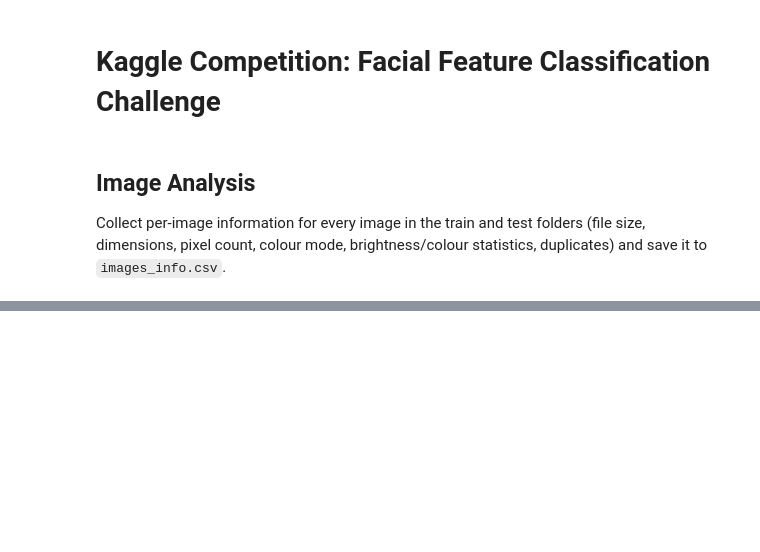
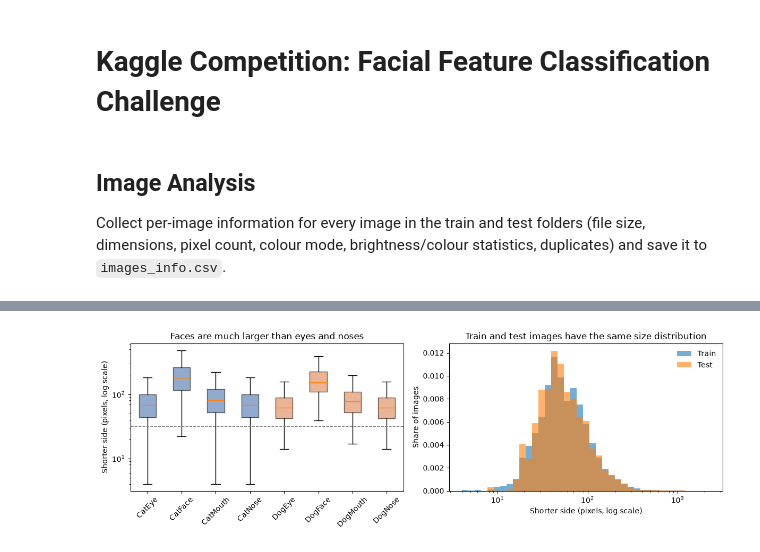
Before and after one commit to josh-sutcliffe-uni/Kaggle-Comp, a Jupyter notebook: kaggle_comp.ipynb, the cells around one changed output, grey strips where cells are left out. Drawn from its saved outputs; the diff is of its cells as text; code cells hidden in the pictures; blank space fills up the shorter version.

```diff
--- a/kaggle_comp.ipynb
+++ b/kaggle_comp.ipynb
@@ -105,0 +423,20 @@ df_images_info.describe()
+# %%
+print(f"{'Class':<10} {'Median W':>9} {'Median H':>9} {'Smallest':>9} {'Largest':>8} {'Small':>6} {'Small %':>8}")
+for class_name in CLASSES:
+    df_class = df_train_info[df_train_info["class"] == class_name]
+    median_width = df_class["width"].median()
+    median_height = df_class["height"].median()
+    smallest_side = df_class["short_side"].min()
+    largest_side = df_class["short_side"].max()
+    n_small = (df_class["short_side"] < SMALL_IMAGE_SIZE).sum()
+    percent_small = n_small / len(df_class) * 100
+    print(f"{class_name:<10} {median_width:>9.0f} {median_height:>9.0f} {smallest_side:>9} {largest_side:>8} {n_small:>6} {percent_small:>7.1f}%")
+print(f"(Smallest/Largest = shorter side in pixels. Small = shorter side under {SMALL_IMAGE_SIZE} px.)")
+print()
+
+n_sizes = len(df_info.groupby(["width", "height"]))
+n_square = (df_train_info["width"] == df_train_info["height"]).sum()
+n_small = (df_train_info["short_side"] < SMALL_IMAGE_SIZE).sum()
+print("Different (width, height) sizes:", n_sizes)
+print(f"Square training images: {n_square} ({n_square / total_train * 100:.1f}%)")
+print(f"Small training images:  {n_small} ({n_small / total_train * 100:.1f}%)")
@@ -105,0 +458,39 @@ df_images_info.describe()
+# %%
+fig, (ax_left, ax_right) = plt.subplots(1, 2, figsize=(12, 4))
+
+# Left: box plot of the shorter side for each class
+box_data = []
+for class_name in CLASSES:
+    df_class = df_train_info[df_train_info["class"] == class_name]
+    box_data.append(df_class["short_side"])
+
+boxes = ax_left.boxplot(box_data, showfliers=False, patch_artist=True)
+for i in range(len(CLASSES)):
+    if CLASSES[i].startswith("Cat"):
+        boxes["boxes"][i].set_facecolor(CAT_COLOUR)
+    else:
+        boxes["boxes"][i].set_facecolor(DOG_COLOUR)
+    boxes["boxes"][i].set_alpha(0.6)
+
+ax_left.set_xticks(range(1, len(CLASSES) + 1))
+ax_left.set_xticklabels(CLASSES, rotation=45)
+ax_left.set_yscale("log")
+ax_left.set_ylabel("Shorter side (pixels, log scale)")
+ax_left.axhline(SMALL_IMAGE_SIZE, color="grey", linestyle="--", linewidth=1)
+ax_left.set_title("Faces are much larger than eyes and noses")
+
+# Right: histogram of the shorter side, train vs test
+bins = np.logspace(np.log10(4), np.log10(2300), 40)   # Evenly spaced bins on a log scale
+ax_right.hist(df_train_info["short_side"], bins=bins, density=True, alpha=0.6, label="Train")
+ax_right.hist(df_test_info["short_side"], bins=bins, density=True, alpha=0.6, label="Test")
+ax_right.set_xscale("log")
+ax_right.set_xlabel("Shorter side (pixels, log scale)")
+ax_right.set_ylabel("Share of images")
+ax_right.set_title("Train and test images have the same size distribution")
+ax_right.legend(frameon=False)
+
+plt.tight_layout()
+plt.savefig(figures_folder / "image_sizes.png", dpi=150, bbox_inches="tight")
+plt.show()
+# %% [output]
+[figure, added]
```
Also changed, not shown: parts of 31 cells of this notebook, 13 other files.
